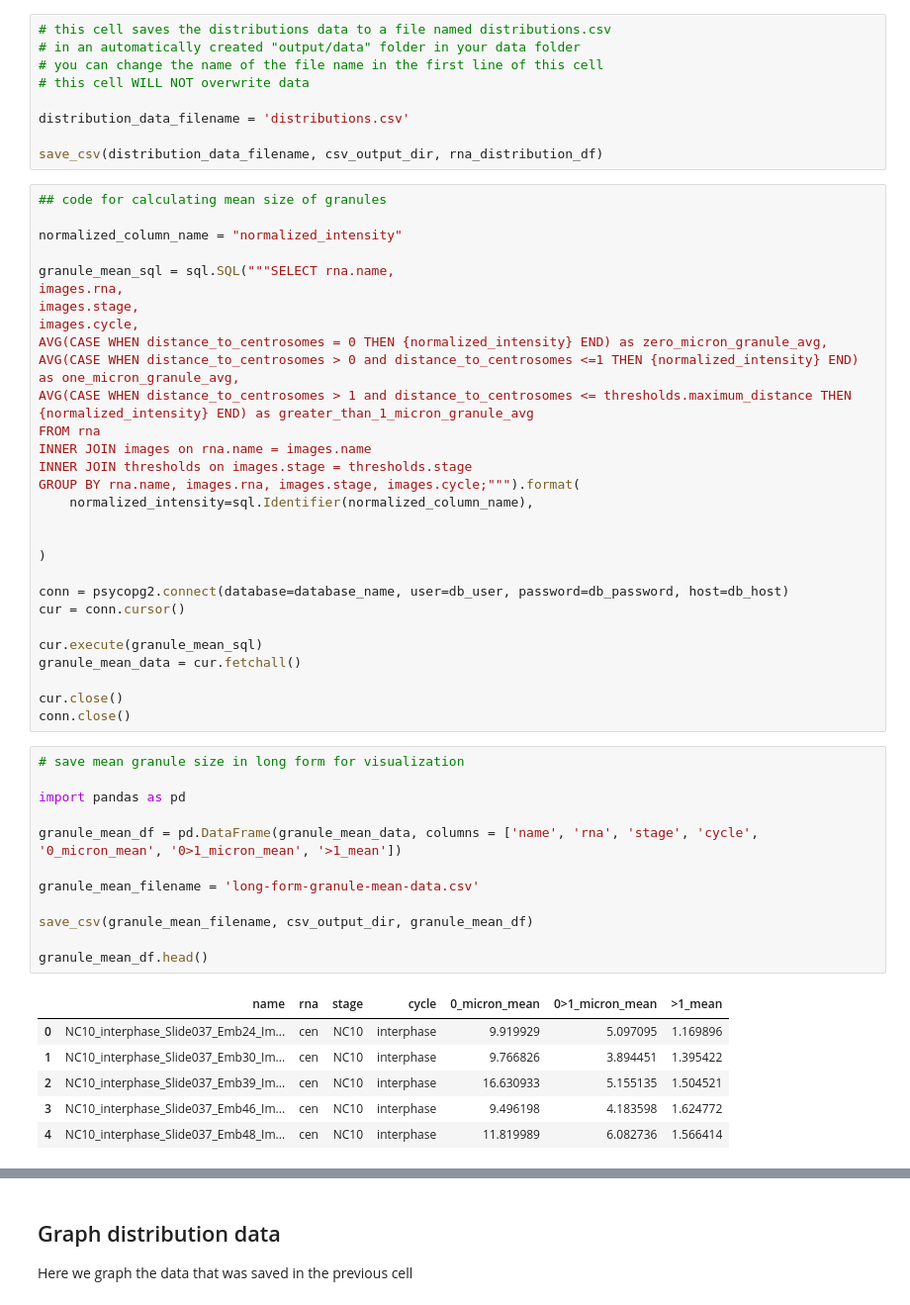
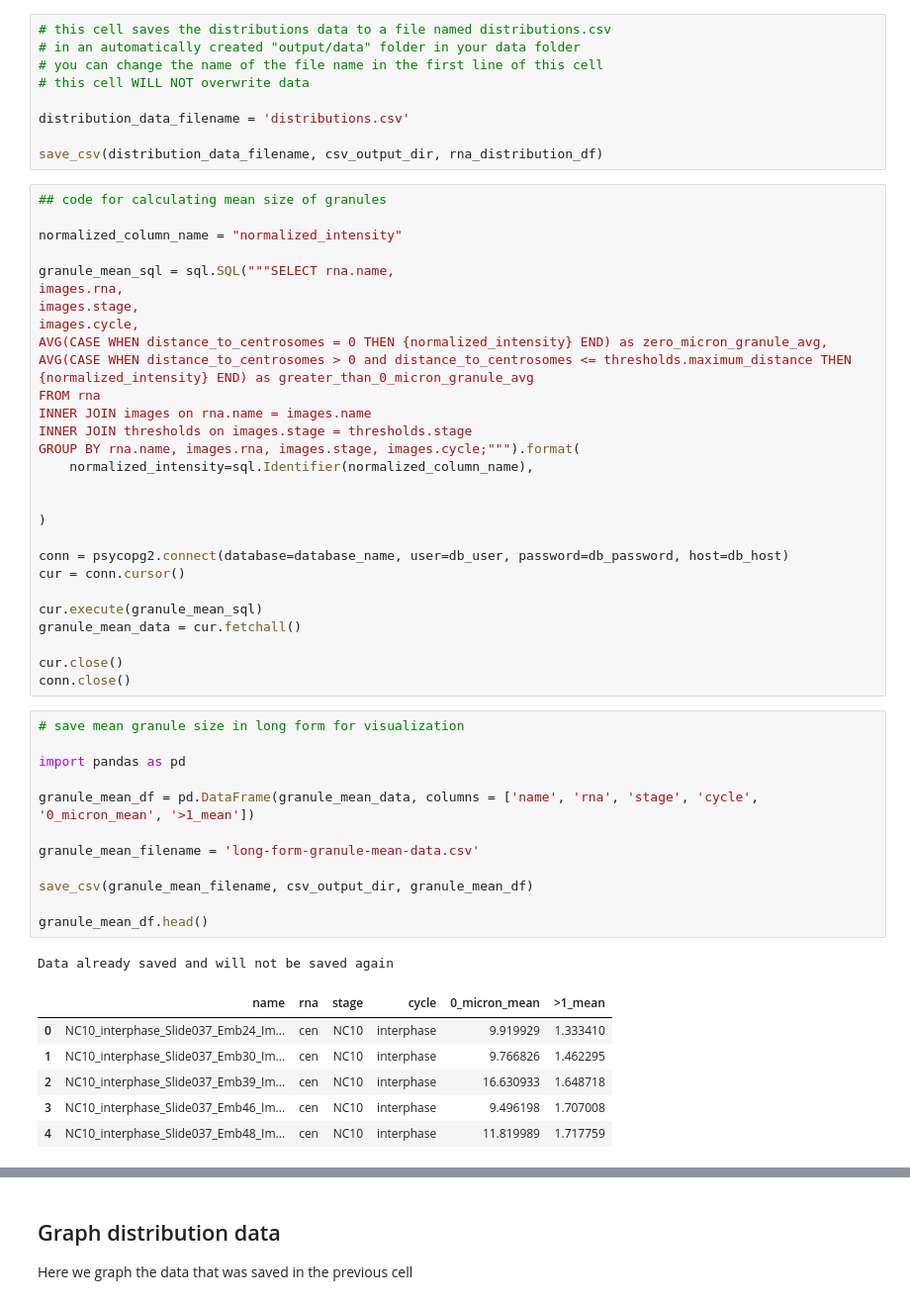
Before and after one commit to pearlryder/rna-at-centrosomes, a Jupyter notebook: pipeline/resubmission-embryo-pipeline.ipynb, the cells around one changed output, grey strips where cells are left out. Shown: that part at 99% size. Cells and saved outputs as stored; diff of their text form.

Commit message:
reprocessing new data

```diff
--- a/pipeline/resubmission-embryo-pipeline.ipynb
+++ b/pipeline/resubmission-embryo-pipeline.ipynb
@@ -643,8 +643,7 @@ images.rna,
 images.stage,
 images.cycle,
 AVG(CASE WHEN distance_to_centrosomes = 0 THEN {normalized_intensity} END) as zero_micron_granule_avg,
-AVG(CASE WHEN distance_to_centrosomes > 0 and distance_to_centrosomes <=1 THEN {normalized_intensity} END) as one_micron_granule_avg,
-AVG(CASE WHEN distance_to_centrosomes > 1 and distance_to_centrosomes <= thresholds.maximum_distance THEN {normalized_intensity} END) as greater_than_1_micron_granule_avg
+AVG(CASE WHEN distance_to_centrosomes > 0 and distance_to_centrosomes <= thresholds.maximum_distance THEN {normalized_intensity} END) as greater_than_0_micron_granule_avg
 FROM rna
 INNER JOIN images on rna.name = images.name
 INNER JOIN thresholds on images.stage = thresholds.stage
@@ -665,22 +664,23 @@ conn.close()
 # %%
 # save mean granule size in long form for visualization
 
 import pandas as pd
 
-granule_mean_df = pd.DataFrame(granule_mean_data, columns = ['name', 'rna', 'stage', 'cycle', '0_micron_mean', '0>1_micron_mean', '>1_mean'])
+granule_mean_df = pd.DataFrame(granule_mean_data, columns = ['name', 'rna', 'stage', 'cycle', '0_micron_mean', '>1_mean'])
 
 granule_mean_filename = 'long-form-granule-mean-data.csv'
 
 save_csv(granule_mean_filename, csv_output_dir, granule_mean_df)
 
 granule_mean_df.head()
 # %% [output]
+Data already saved and will not be saved again
-|  | name | rna | stage | cycle | 0_micron_mean | 0>1_micron_mean | >1_mean |
-| 0 | NC10_interphase_Slide037_Emb24_Im... | cen | NC10 | interphase | 9.919929 | 5.097095 | 1.169896 |
-| 1 | NC10_interphase_Slide037_Emb30_Im... | cen | NC10 | interphase | 9.766826 | 3.894451 | 1.395422 |
-| 2 | NC10_interphase_Slide037_Emb39_Im... | cen | NC10 | interphase | 16.630933 | 5.155135 | 1.504521 |
-| 3 | NC10_interphase_Slide037_Emb46_Im... | cen | NC10 | interphase | 9.496198 | 4.183598 | 1.624772 |
-| 4 | NC10_interphase_Slide037_Emb48_Im... | cen | NC10 | interphase | 11.819989 | 6.082736 | 1.566414 |
+|  | name | rna | stage | cycle | 0_micron_mean | >1_mean |
+| 0 | NC10_interphase_Slide037_Emb24_Im... | cen | NC10 | interphase | 9.919929 | 1.333410 |
+| 1 | NC10_interphase_Slide037_Emb30_Im... | cen | NC10 | interphase | 9.766826 | 1.462295 |
+| 2 | NC10_interphase_Slide037_Emb39_Im... | cen | NC10 | interphase | 16.630933 | 1.648718 |
+| 3 | NC10_interphase_Slide037_Emb46_Im... | cen | NC10 | interphase | 9.496198 | 1.707008 |
+| 4 | NC10_interphase_Slide037_Emb48_Im... | cen | NC10 | interphase | 11.819989 | 1.717759 |
 # %%
 # re-orient the data to import it into prism
 
```
Also changed, not shown: parts of 3 cells of this notebook.
